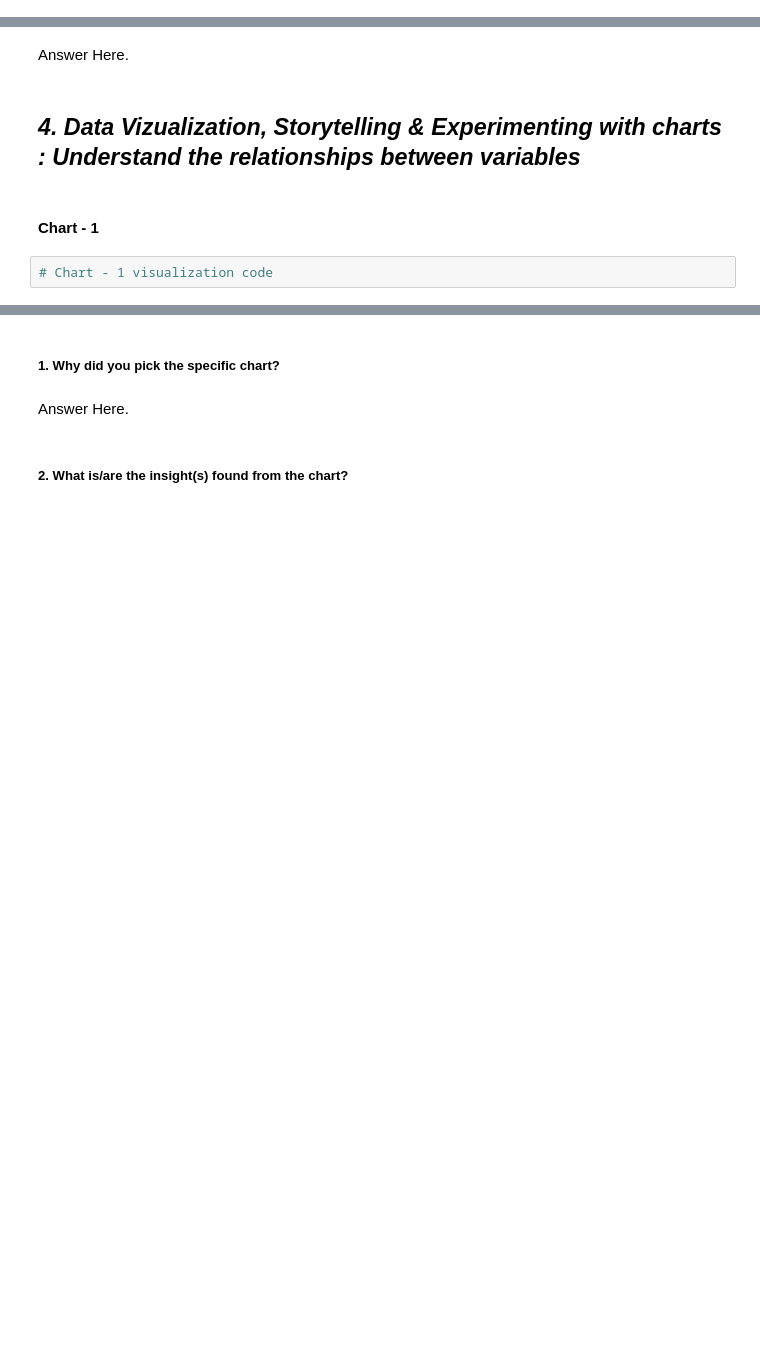
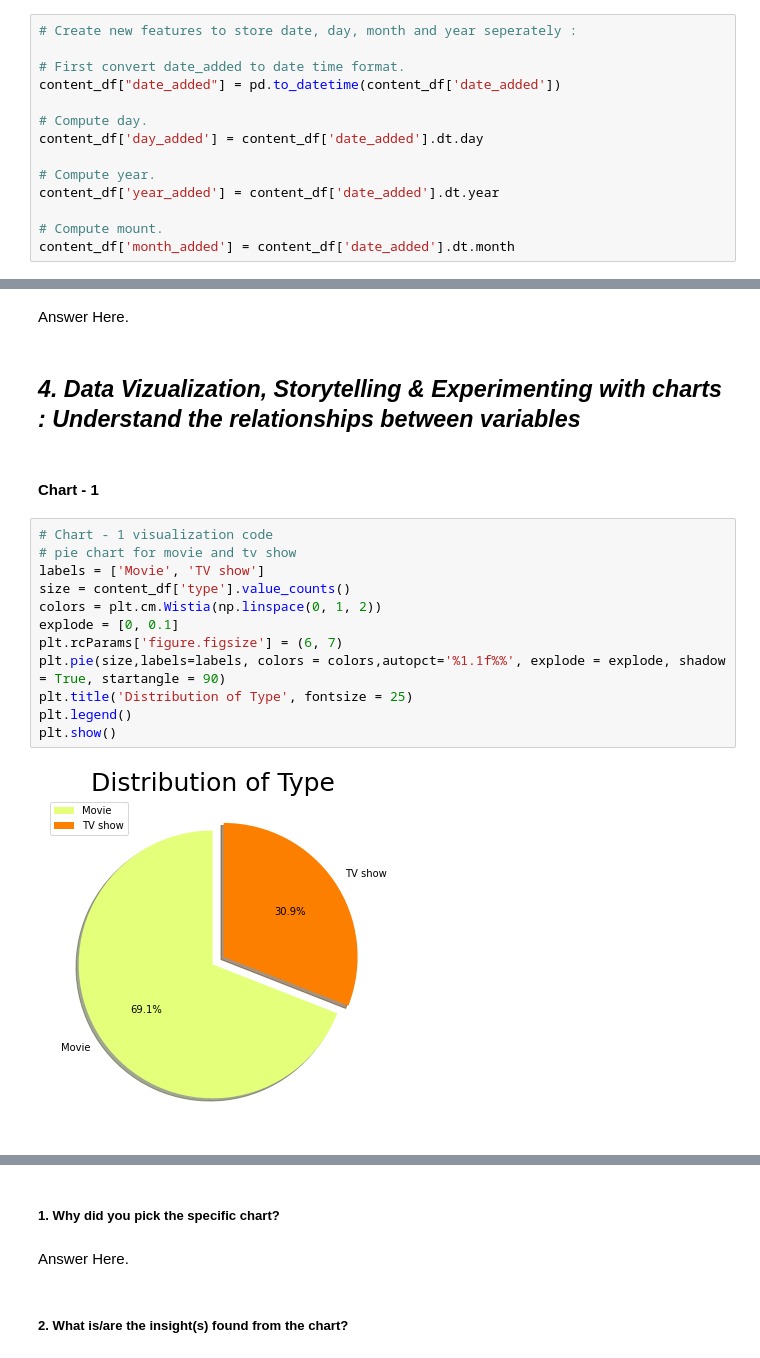
Before and after one commit to Kaustubh-Amare/Netflix-movies-and-tv-shows-clustering-ML, a Jupyter notebook: Netflix_Movies_&_TV_shows_clustering_ML.ipynb, the cells around one changed output, grey strips where cells are left out. Cells and saved outputs as stored; diff of their text form; blank space fills up the shorter version.

Commit message:
start EDA

```diff
--- a/Netflix_Movies_&_TV_shows_clustering_ML.ipynb
+++ b/Netflix_Movies_&_TV_shows_clustering_ML.ipynb
@@ -238,0 +346,14 @@ Answer Here
+# %%
+# Create new features to store date, day, month and year seperately :
+
+# First convert date_added to date time format.
+content_df["date_added"] = pd.to_datetime(content_df['date_added'])
+
+# Compute day.
+content_df['day_added'] = content_df['date_added'].dt.day
+
+# Compute year.
+content_df['year_added'] = content_df['date_added'].dt.year
+
+# Compute mount.
+content_df['month_added'] = content_df['date_added'].dt.month
@@ -244,5 +397,17 @@ Answer Here.
 ## ***4. Data Vizualization, Storytelling & Experimenting with charts : Understand the relationships between variables***
 # %% [markdown]
 #### Chart - 1
-# %%
-# Chart - 1 visualization code
+# %%
+# Chart - 1 visualization code
+# pie chart for movie and tv show
+labels = ['Movie', 'TV show']
+size = content_df['type'].value_counts()
+colors = plt.cm.Wistia(np.linspace(0, 1, 2))
+explode = [0, 0.1]
+plt.rcParams['figure.figsize'] = (6, 7)
+plt.pie(size,labels=labels, colors = colors,autopct='%1.1f%%', explode = explode, shadow = True, startangle = 90)
+plt.title('Distribution of Type', fontsize = 25)
+plt.legend()
+plt.show()
+# %% [output]
+[figure, added]
```
Also changed, not shown: parts of 23 cells of this notebook.
